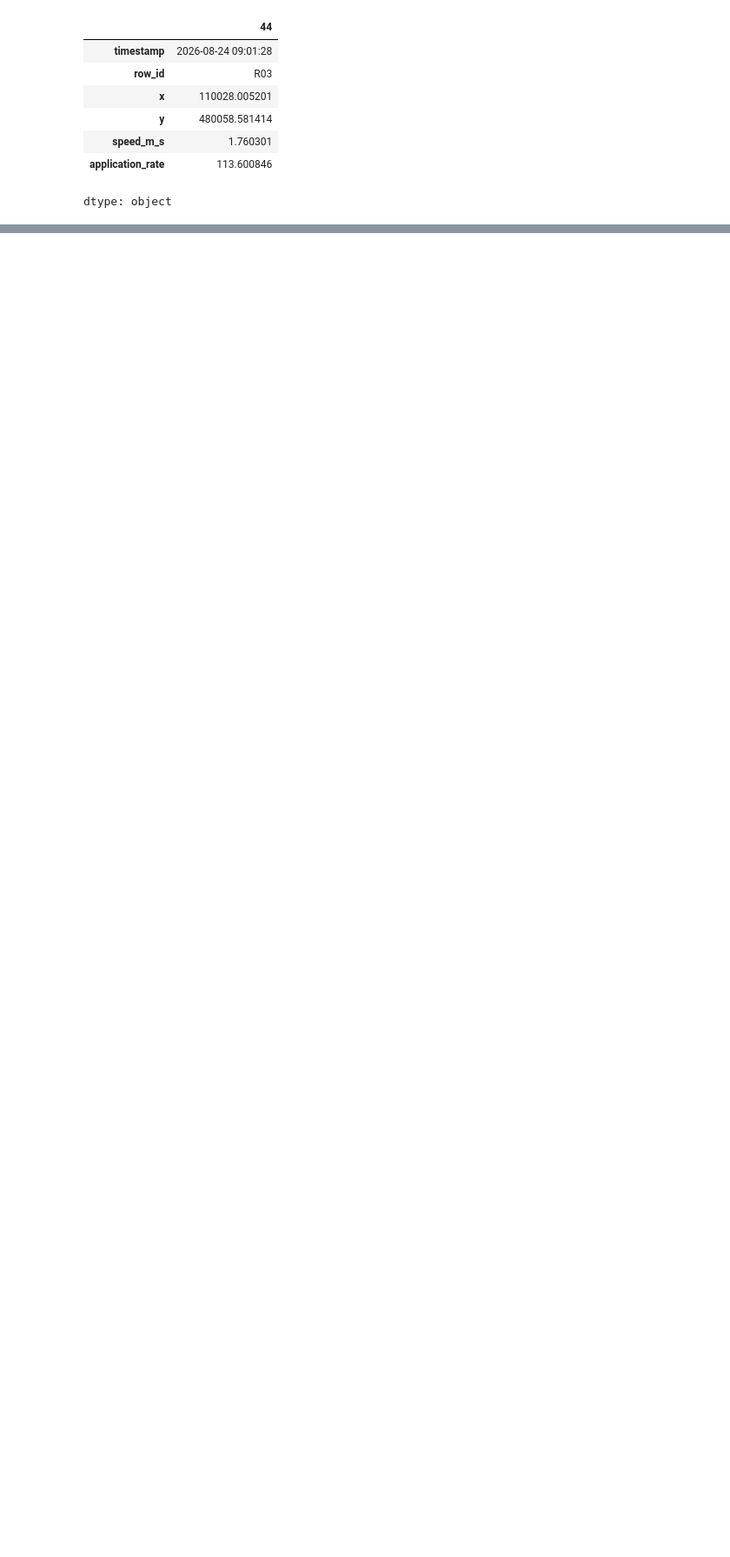
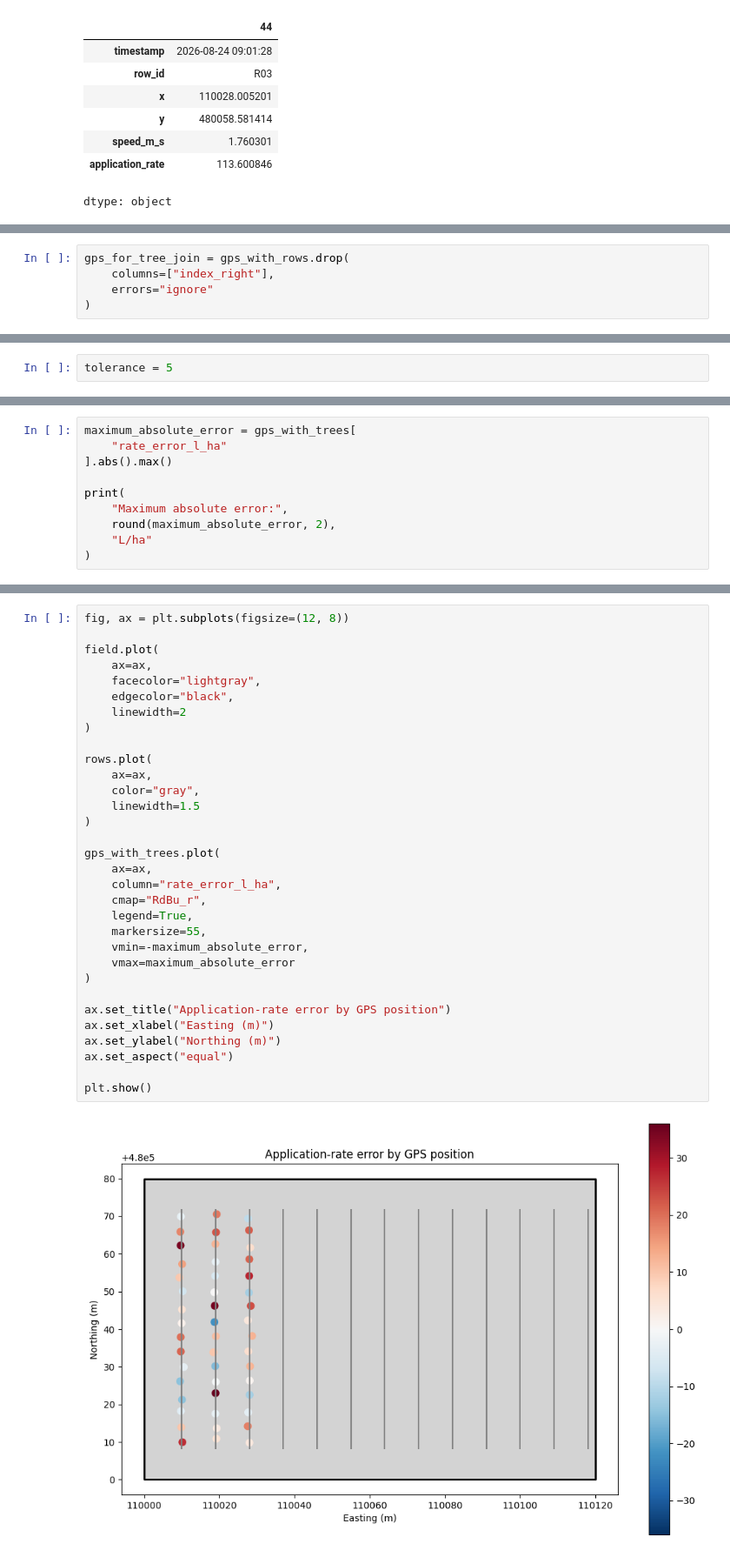
Before and after one commit to IoannisChamos/orchard-precision-farming, a Jupyter notebook: 01_build_orchard.ipynb, the cells around one changed output, grey strips where cells are left out. Shown at 87% size. Cells and saved outputs as stored; diff of their text form; blank space fills up the shorter version.

```diff
--- a/01_build_orchard.ipynb
+++ b/01_build_orchard.ipynb
@@ -534,0 +572,5 @@ dtype: object
+# %%
+gps_for_tree_join = gps_with_rows.drop(
+    columns=["index_right"],
+    errors="ignore"
+)
@@ -534,0 +645,2 @@ dtype: object
+# %%
+tolerance = 5
@@ -534,0 +709,10 @@ dtype: object
+# %%
+maximum_absolute_error = gps_with_trees[
+    "rate_error_l_ha"
+].abs().max()
+
+print(
+    "Maximum absolute error:",
+    round(maximum_absolute_error, 2),
+    "L/ha"
+)
@@ -534,0 +721,34 @@ dtype: object
+# %%
+fig, ax = plt.subplots(figsize=(12, 8))
+
+field.plot(
+    ax=ax,
+    facecolor="lightgray",
+    edgecolor="black",
+    linewidth=2
+)
+
+rows.plot(
+    ax=ax,
+    color="gray",
+    linewidth=1.5
+)
+
+gps_with_trees.plot(
+    ax=ax,
+    column="rate_error_l_ha",
+    cmap="RdBu_r",
+    legend=True,
+    markersize=55,
+    vmin=-maximum_absolute_error,
+    vmax=maximum_absolute_error
+)
+
+ax.set_title("Application-rate error by GPS position")
+ax.set_xlabel("Easting (m)")
+ax.set_ylabel("Northing (m)")
+ax.set_aspect("equal")
+
+plt.show()
+# %% [output]
+[figure, added]
```
Also changed, not shown: parts of 12 cells of this notebook.
